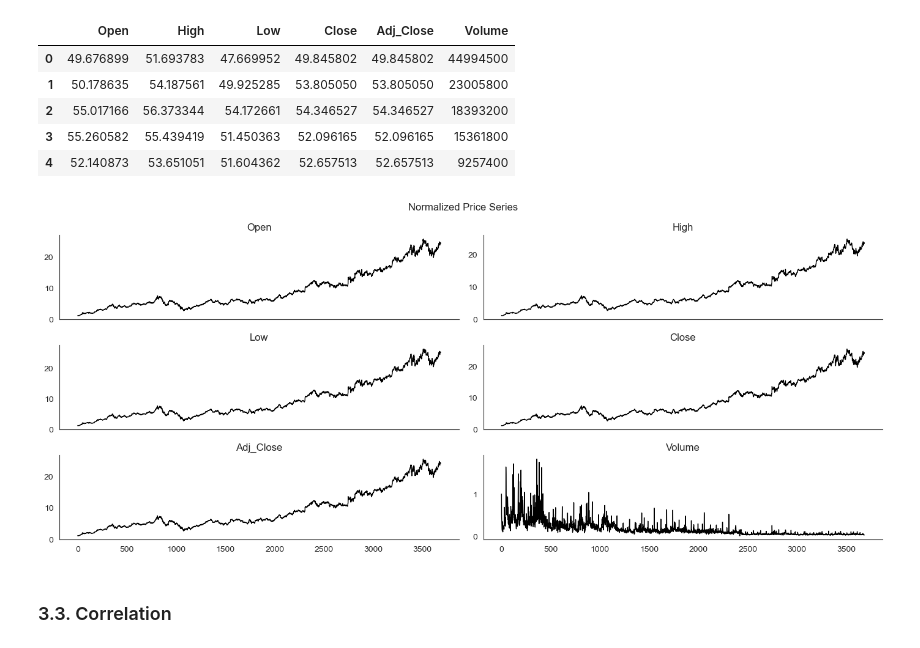
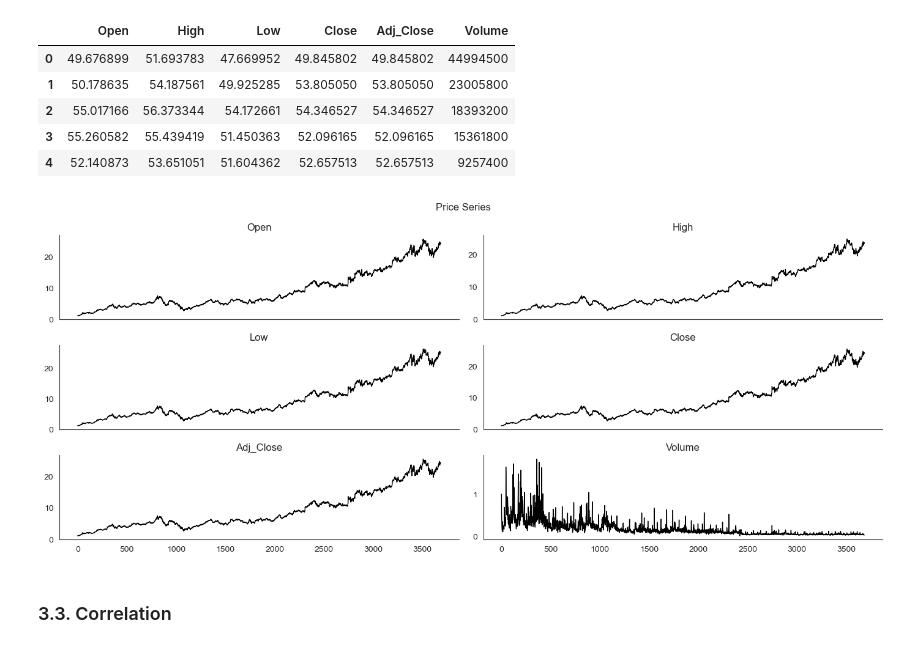
Before and after one commit to coin-test/Test_TimeGAN, a Jupyter notebook: TimeGAN.ipynb, the cells around one changed output. Cells and saved outputs as stored; diff of their text form; code cells hidden in the pictures.

```diff
--- a/TimeGAN.ipynb
+++ b/TimeGAN.ipynb
@@ -105,20 +109,20 @@ df.head()
 # %%
 axes = df.div(df.iloc[0]).plot(subplots=True,
                                figsize=(14, 6),
                                layout=(3, 2),
                                title=features,
                                legend=False,
                                rot=0,
                                lw=1,
                                color='k')
 for ax in axes.flatten():
     ax.set_xlabel('')
 
-plt.suptitle('Normalized Price Series')
+plt.suptitle('Price Series')
 plt.gcf().tight_layout()
-sns.despine();
+sns.despine()
 # %% [output]
-[figure, old version]
+[figure, new version]
 # %% [markdown]
 ### 3.3. Correlation
 # %%
```
Also changed, not shown: parts of 29 cells of this notebook, 3 other files.
